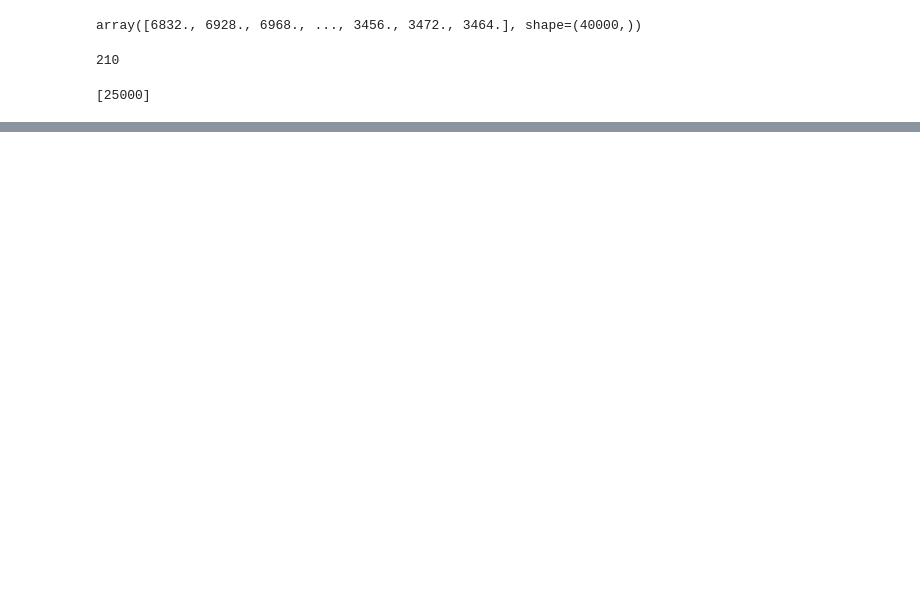
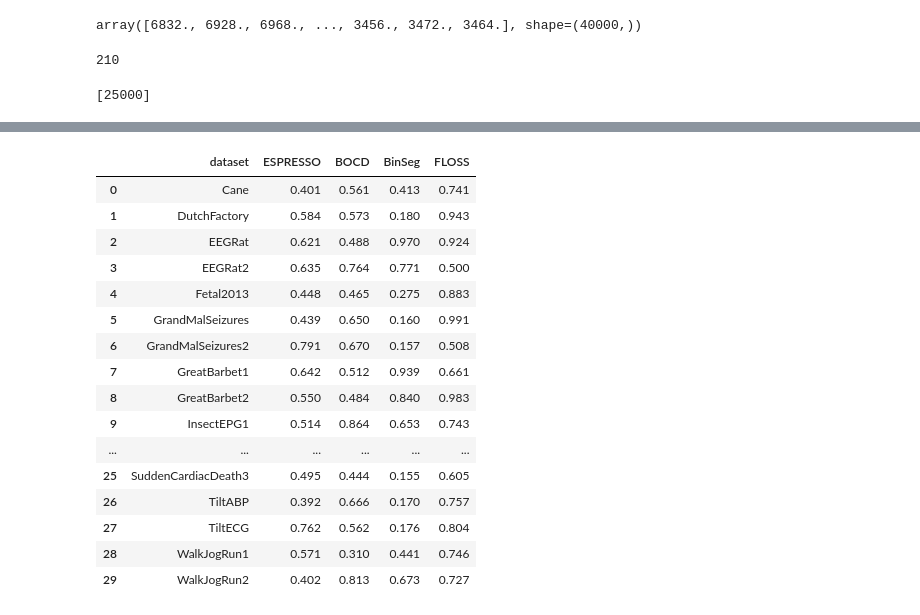
Before and after one commit to JaasperK/oracle, a Jupyter notebook: notebooks/oracle.ipynb, the cells around one changed output, grey strips where cells are left out. Cells and saved outputs as stored; diff of their text form; code cells hidden in the pictures; blank space fills up the shorter version.

```diff
--- a/notebooks/oracle.ipynb
+++ b/notebooks/oracle.ipynb
@@ -1843,0 +1904,24 @@ utsa_spread
+# %%
+competitors_eval = pd.read_csv("../data/unsupervised_segmentation_covering.csv")
+competitors_eval = competitors_eval[competitors_eval.dataset.isin(utsa_dataset_names)]
+competitors_eval = competitors_eval[["dataset", "ESPRESSO", "BOCD", "BinSeg", "FLOSS"]]
+competitors_eval = competitors_eval.reset_index(drop=True)
+competitors_eval
+# %% [output]
+|  | dataset | ESPRESSO | BOCD | BinSeg | FLOSS |
+| 0 | Cane | 0.401 | 0.561 | 0.413 | 0.741 |
+| 1 | DutchFactory | 0.584 | 0.573 | 0.180 | 0.943 |
+| 2 | EEGRat | 0.621 | 0.488 | 0.970 | 0.924 |
+| 3 | EEGRat2 | 0.635 | 0.764 | 0.771 | 0.500 |
+| 4 | Fetal2013 | 0.448 | 0.465 | 0.275 | 0.883 |
+| 5 | GrandMalSeizures | 0.439 | 0.650 | 0.160 | 0.991 |
+| 6 | GrandMalSeizures2 | 0.791 | 0.670 | 0.157 | 0.508 |
+| 7 | GreatBarbet1 | 0.642 | 0.512 | 0.939 | 0.661 |
+| 8 | GreatBarbet2 | 0.550 | 0.484 | 0.840 | 0.983 |
+| 9 | InsectEPG1 | 0.514 | 0.864 | 0.653 | 0.743 |
+| ... | ... | ... | ... | ... | ... |
+| 25 | SuddenCardiacDeath3 | 0.495 | 0.444 | 0.155 | 0.605 |
+| 26 | TiltABP | 0.392 | 0.666 | 0.170 | 0.757 |
+| 27 | TiltECG | 0.762 | 0.562 | 0.176 | 0.804 |
+| 28 | WalkJogRun1 | 0.571 | 0.310 | 0.441 | 0.746 |
+| 29 | WalkJogRun2 | 0.402 | 0.813 | 0.673 | 0.727 |
```
Also changed, not shown: parts of 15 cells of this notebook, 5 other files.
